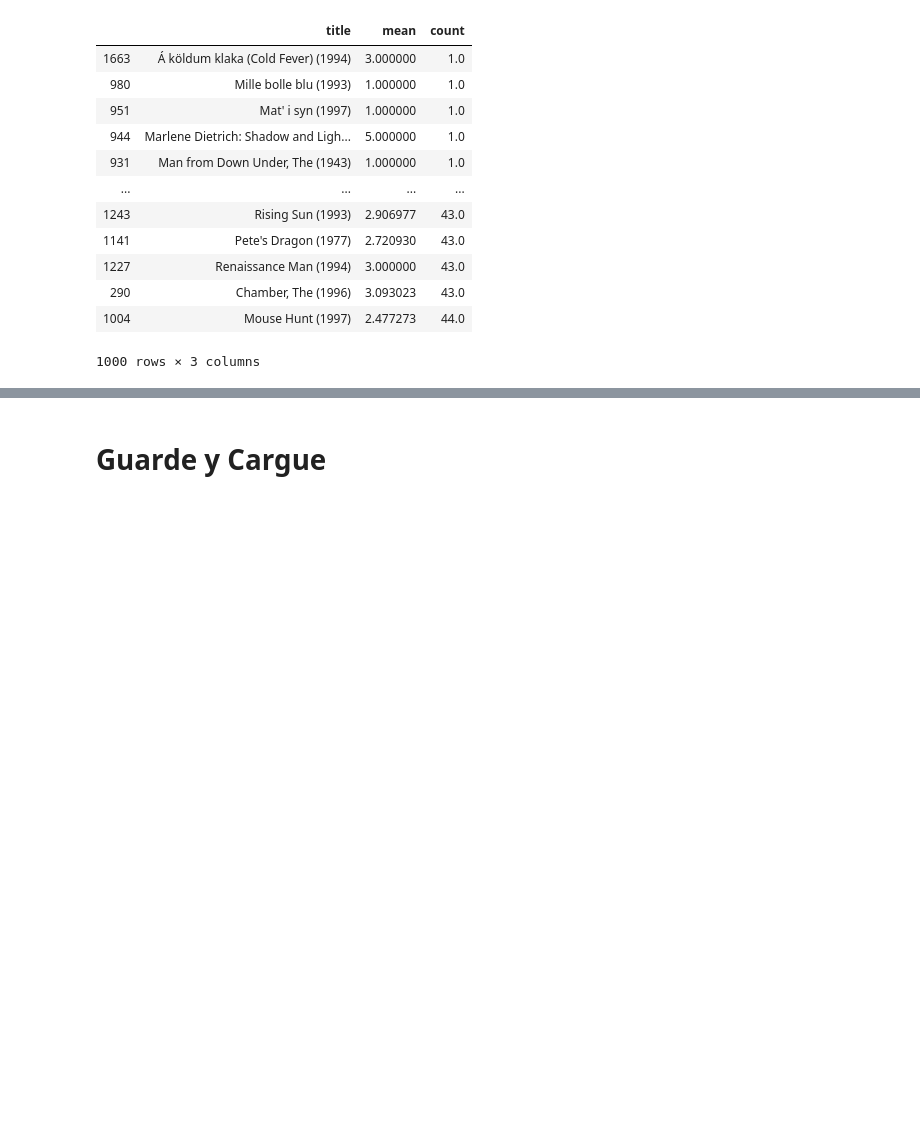
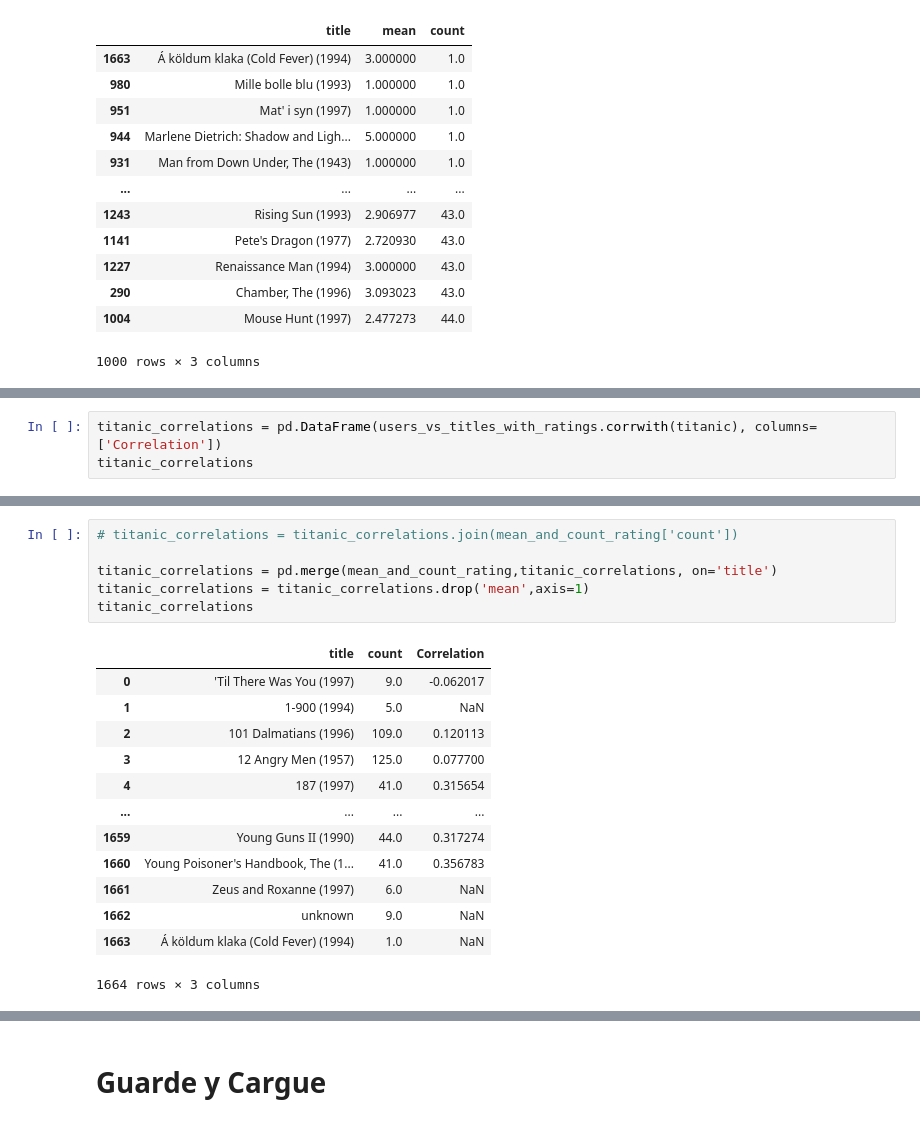
Before and after one commit to fcujar/Movies-Rec, a Jupyter notebook: Movie Recommender Sysyem.ipynb, the cells around one changed output, grey strips where cells are left out. Saved outputs shown, nothing was run; the diff lists cells and outputs as text; blank space fills up the shorter version.

```diff
--- a/Movie Recommender Sysyem.ipynb
+++ b/Movie Recommender Sysyem.ipynb
@@ -262,0 +291,3 @@ mean_and_count_rating.sort_values('count',ascending=True).head(1000)
+# %%
+titanic_correlations = pd.DataFrame(users_vs_titles_with_ratings.corrwith(titanic), columns=['Correlation'])
+titanic_correlations
@@ -262,0 +309,20 @@ mean_and_count_rating.sort_values('count',ascending=True).head(1000)
+# %%
+# titanic_correlations = titanic_correlations.join(mean_and_count_rating['count'])
+
+titanic_correlations = pd.merge(mean_and_count_rating,titanic_correlations, on='title')
+titanic_correlations = titanic_correlations.drop('mean',axis=1)
+titanic_correlations
+# %% [output]
+|  | title | count | Correlation |
+| 0 | 'Til There Was You (1997) | 9.0 | -0.062017 |
+| 1 | 1-900 (1994) | 5.0 | NaN |
+| 2 | 101 Dalmatians (1996) | 109.0 | 0.120113 |
+| 3 | 12 Angry Men (1957) | 125.0 | 0.077700 |
+| 4 | 187 (1997) | 41.0 | 0.315654 |
+| ... | ... | ... | ... |
+| 1659 | Young Guns II (1990) | 44.0 | 0.317274 |
+| 1660 | Young Poisoner's Handbook, The (1... | 41.0 | 0.356783 |
+| 1661 | Zeus and Roxanne (1997) | 6.0 | NaN |
+| 1662 | unknown | 9.0 | NaN |
+| 1663 | Á köldum klaka (Cold Fever) (1994) | 1.0 | NaN |
+1664 rows × 3 columns
```
Also changed, not shown: parts of 17 cells of this notebook.
